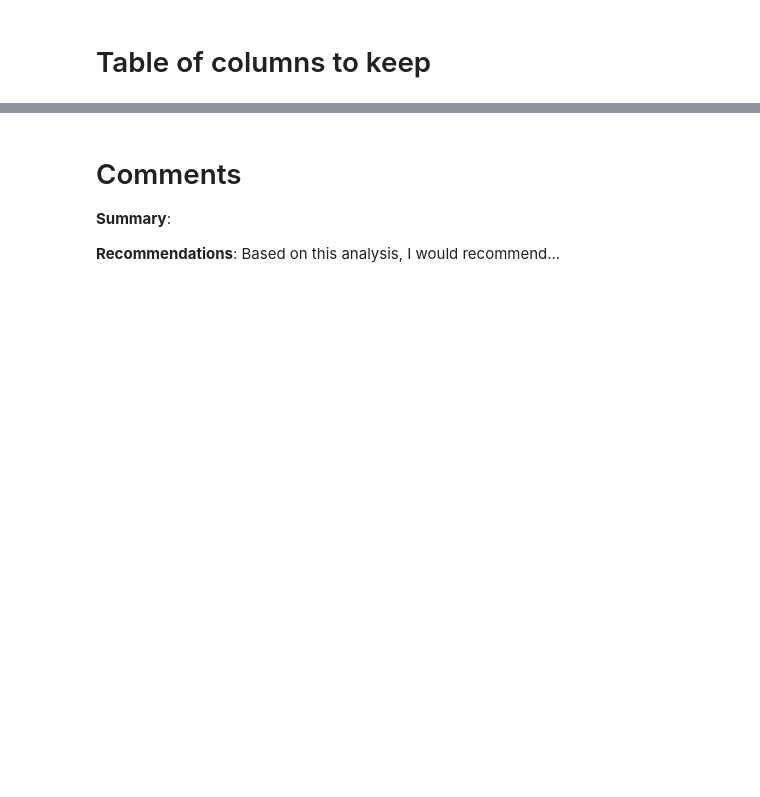
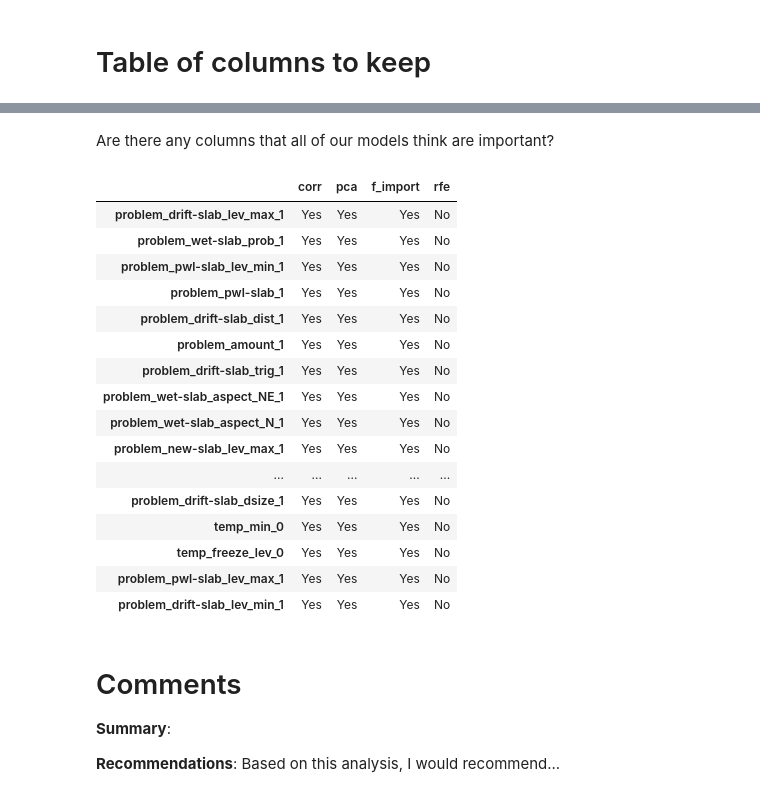
Before and after one commit to NVE/avalanche_ml, a Jupyter notebook: notebooks/analysis/1_feature_reduction.ipynb, the cells around one changed output, grey strips where cells are left out. Drawn from its saved outputs; the diff is of its cells as text; code cells hidden in the pictures; blank space fills up the shorter version.

```diff
--- a/notebooks/analysis/1_feature_reduction.ipynb
+++ b/notebooks/analysis/1_feature_reduction.ipynb
@@ -473,3 +613,32 @@ recommend_keep
+# %% [markdown]
+Are there any columns that all of our models think are important?
+# %%
+corr_true = df_keep['corr'] == 'Yes'
+pca_true = df_keep['pca'] == 'Yes'
+fimport_true = df_keep['f_import'] == 'Yes'
+
+corr_pca_true = np.logical_and(corr_true, pca_true)
+all_true = np.logical_and(fimport_true, corr_pca_true)
+
+df_keep[all_true]
+# %% [output]
+|  | corr | pca | f_import | rfe |
+| problem_drift-slab_lev_max_1 | Yes | Yes | Yes | No |
+| problem_wet-slab_prob_1 | Yes | Yes | Yes | No |
+| problem_pwl-slab_lev_min_1 | Yes | Yes | Yes | No |
+| problem_pwl-slab_1 | Yes | Yes | Yes | No |
+| problem_drift-slab_dist_1 | Yes | Yes | Yes | No |
+| problem_amount_1 | Yes | Yes | Yes | No |
+| problem_drift-slab_trig_1 | Yes | Yes | Yes | No |
+| problem_wet-slab_aspect_NE_1 | Yes | Yes | Yes | No |
+| problem_wet-slab_aspect_N_1 | Yes | Yes | Yes | No |
+| problem_new-slab_lev_max_1 | Yes | Yes | Yes | No |
+| ... | ... | ... | ... | ... |
+| problem_drift-slab_dsize_1 | Yes | Yes | Yes | No |
+| temp_min_0 | Yes | Yes | Yes | No |
+| temp_freeze_lev_0 | Yes | Yes | Yes | No |
+| problem_pwl-slab_lev_max_1 | Yes | Yes | Yes | No |
+| problem_drift-slab_lev_min_1 | Yes | Yes | Yes | No |
 # %% [markdown]
 # Comments
 
```
Also changed, not shown: parts of 20 cells of this notebook.
